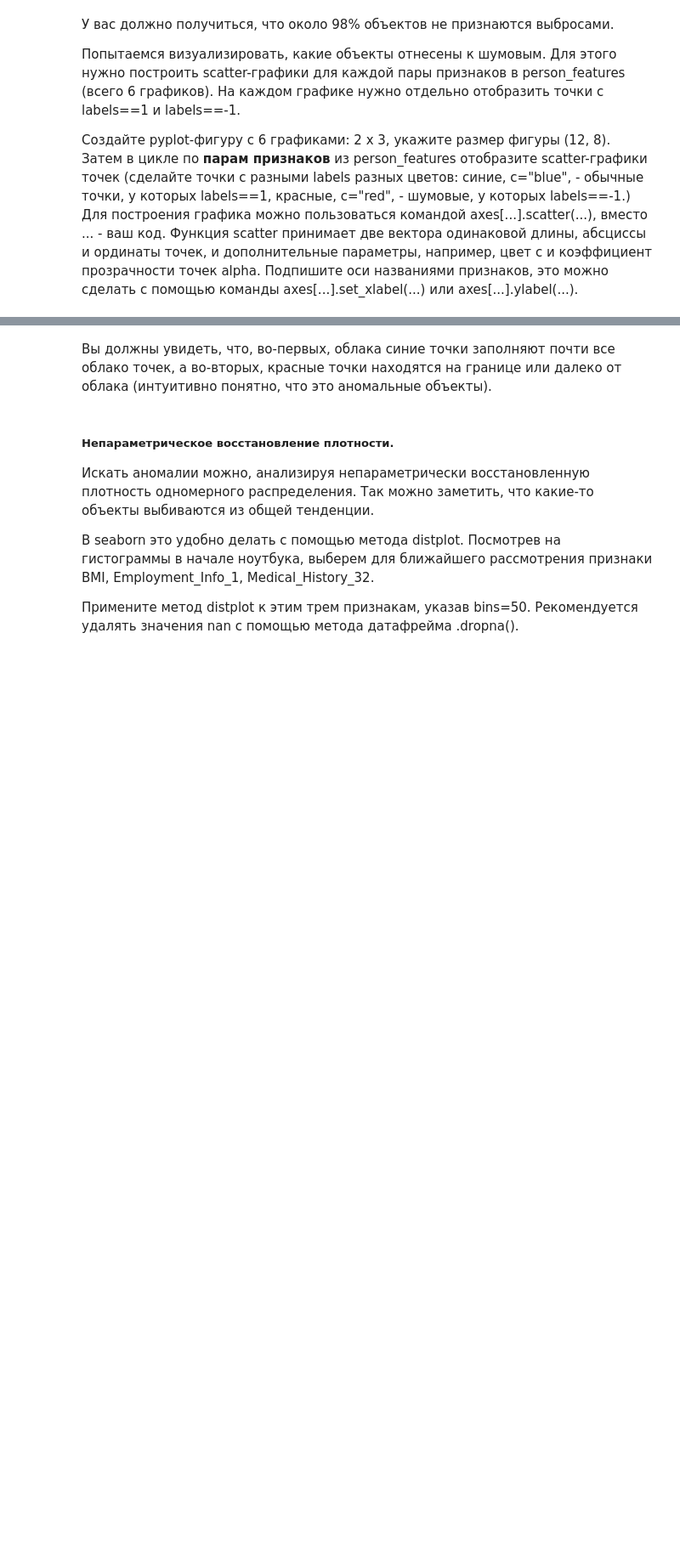
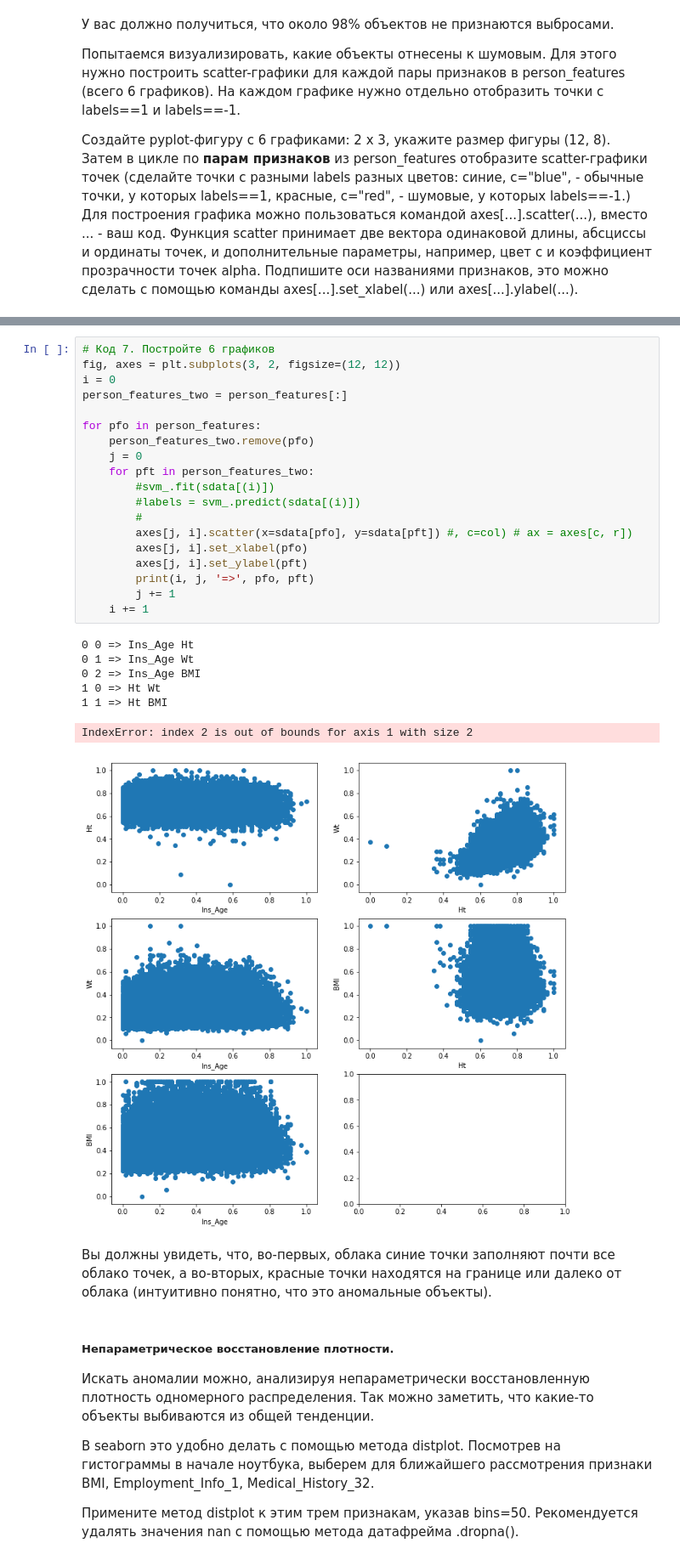
Before and after one commit to AlexeyAverin/MLLearn, a Jupyter notebook: c3w3t1.ipynb, the cells around one changed output, grey strips where cells are left out. Shown at 85% size. Drawn from its saved outputs; the diff is of its cells as text; blank space fills up the shorter version.

```diff
--- a/c3w3t1.ipynb
+++ b/c3w3t1.ipynb
@@ -362,3 +401,30 @@ labels = svm_.predict(sdata[person_features])
+# %%
+# Код 7. Постройте 6 графиков
+fig, axes = plt.subplots(3, 2, figsize=(12, 12))
+i = 0
+person_features_two = person_features[:]
+
+for pfo in person_features:
+    person_features_two.remove(pfo)
+    j = 0
+    for pft in person_features_two:
+        #svm_.fit(sdata[(i)])
+        #labels = svm_.predict(sdata[(i)])
+        #
+        axes[j, i].scatter(x=sdata[pfo], y=sdata[pft]) #, c=col) # ax = axes[c, r])
+        axes[j, i].set_xlabel(pfo)
+        axes[j, i].set_ylabel(pft)
+        print(i, j, '=>', pfo, pft)
+        j += 1
+    i += 1
+# %% [output]
+0 0 => Ins_Age Ht
+0 1 => Ins_Age Wt
+0 2 => Ins_Age BMI
+1 0 => Ht Wt
+1 1 => Ht BMI
+IndexError: index 2 is out of bounds for axis 1 with size 2
+[figure, added]
 # %% [markdown]
 Вы должны увидеть, что, во-первых, облака синие точки заполняют почти все облако точек, а во-вторых, красные точки находятся на границе или далеко от облака (интуитивно понятно, что это аномальные объекты).
 # %% [markdown]
```
Also changed, not shown: parts of 13 cells of this notebook.
